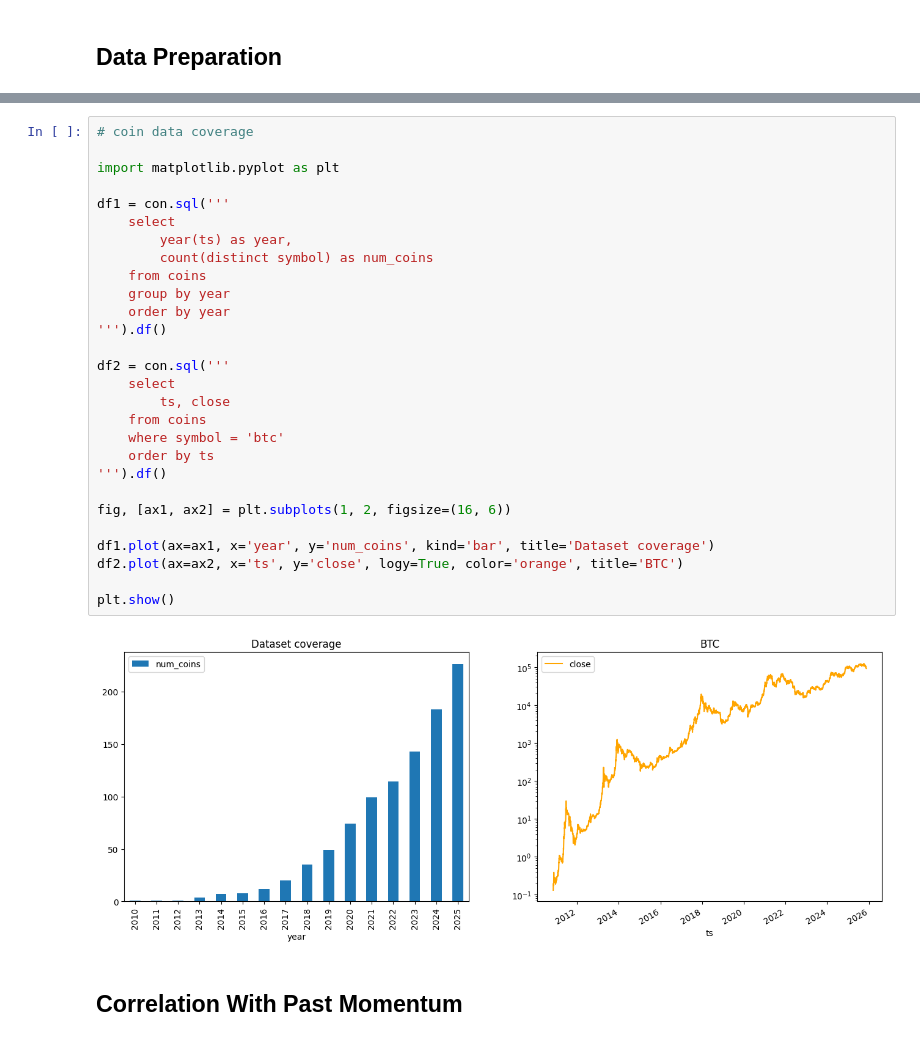
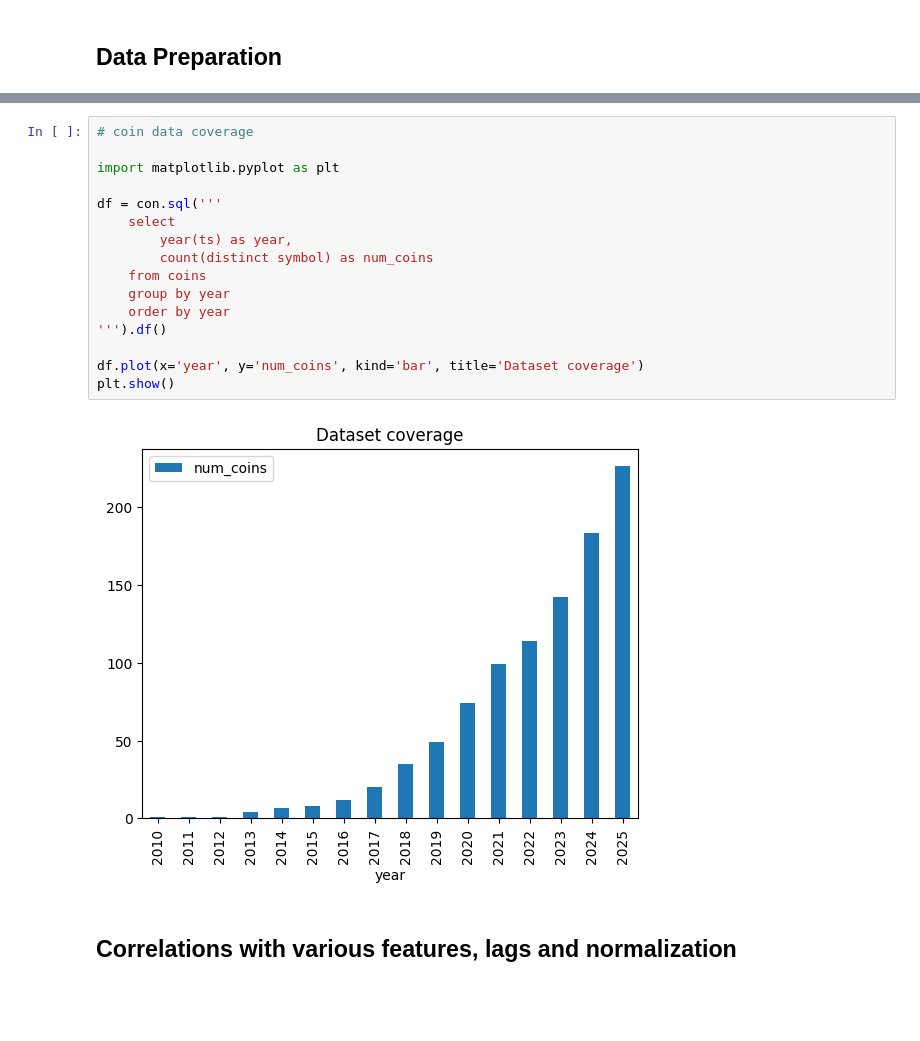
Before and after one commit to flanfly/studies, a Jupyter notebook: duckdb.ipynb, the cells around one changed output, grey strips where cells are left out. Cells and saved outputs as stored; diff of their text form; blank space fills up the shorter version.

```diff
--- a/duckdb.ipynb
+++ b/duckdb.ipynb
@@ -173,36 +181,24 @@ using any_value(value);
 # %%
 # coin data coverage
 
 import matplotlib.pyplot as plt
 
-df1 = con.sql('''
+df = con.sql('''
     select
         year(ts) as year,
         count(distinct symbol) as num_coins
     from coins
     group by year
     order by year
 ''').df()
 
-df2 = con.sql('''
-    select
-        ts, close
-    from coins
-    where symbol = 'btc'
-    order by ts
-''').df()
-
-fig, [ax1, ax2] = plt.subplots(1, 2, figsize=(16, 6))
-
-df1.plot(ax=ax1, x='year', y='num_coins', kind='bar', title='Dataset coverage')
-df2.plot(ax=ax2, x='ts', y='close', logy=True, color='orange', title='BTC')
-
+df.plot(x='year', y='num_coins', kind='bar', title='Dataset coverage')
 plt.show()
 # %% [output]
-[figure, old version]
+[figure, new version]
 # %% [markdown]
-Correlation With Past Momentum
-------------------------------
+Correlations with various features, lags and normalization
+----------------------------------------------------------
 # %%
 import seaborn as sns
 import numpy as np
```
Also changed, not shown: parts of 6 cells of this notebook.
